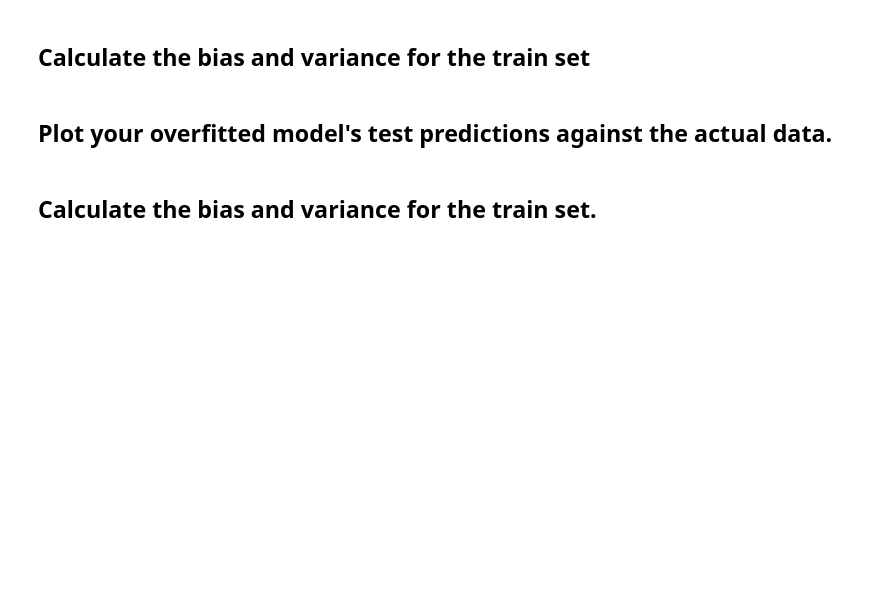
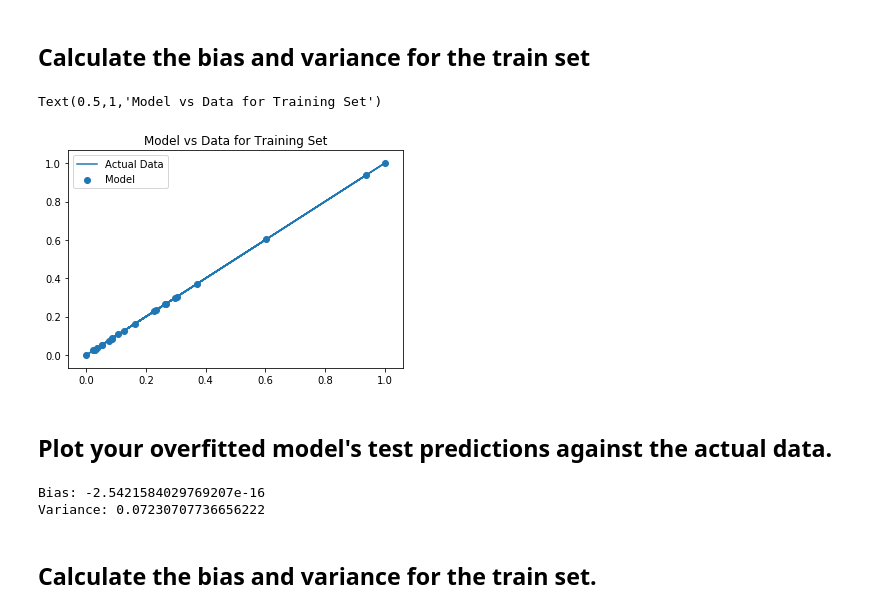
Before and after one commit to learn-co-curriculum/dsc-bias-variance-trade-off-lab, a Jupyter notebook: index.ipynb, the cells around one changed output. Cells and saved outputs as stored; diff of their text form; code cells hidden in the pictures; blank space fills up the shorter version.

```diff
--- a/index.ipynb
+++ b/index.ipynb
@@ -93,5 +206,12 @@ from sklearn.preprocessing import PolynomialFeatures\
 # your code here
 # %% [markdown]
 ## Plot your overfitted model's training predictions against the actual data
+# %%
+# __SOLUTION__
+from sklearn.preprocessing import PolynomialFeatures
+poly = PolynomialFeatures(3)
+
+X_train_poly = poly.fit_transform(X_train)
+X_test_poly = poly.fit_transform(X_test)
 # %%
 # your code here
@@ -99,12 +224,31 @@ from sklearn.preprocessing import PolynomialFeatures\
 Wow, we almost get a perfect fit!
 # %% [markdown]
 ## Calculate the bias and variance for the train set
+# %%
+# __SOLUTION__
+linreg = LinearRegression()
+linreg.fit(X_train_poly, y_train)
+plt.plot(y_train, y_train, label='Actual Data')
+plt.scatter(y_train, linreg.predict(X_train_poly), label='Model')
+plt.legend()
+plt.title('Model vs Data for Training Set')
+# %% [output]
+Text(0.5,1,'Model vs Data for Training Set')
+[figure, added]
 # %%
 # your code here
 # %% [markdown]
 ## Plot your overfitted model's test predictions against the actual data.
 # %%
 # your code here
+# %%
+# __SOLUTION__
+b = bias(y_train, linreg.predict(X_train_poly)) #Your code here
+v = variance(linreg.predict(X_train_poly)) #Your code here
+print('Bias: {} \nVariance: {}'.format(b,v))
+# %% [output]
+Bias: -2.5421584029769207e-16
+Variance: 0.07230707736656222
 # %% [markdown]
 ##  Calculate the bias and variance for the train set.
 # %%
```
Also changed, not shown: parts of 16 cells of this notebook, 5 other files.
